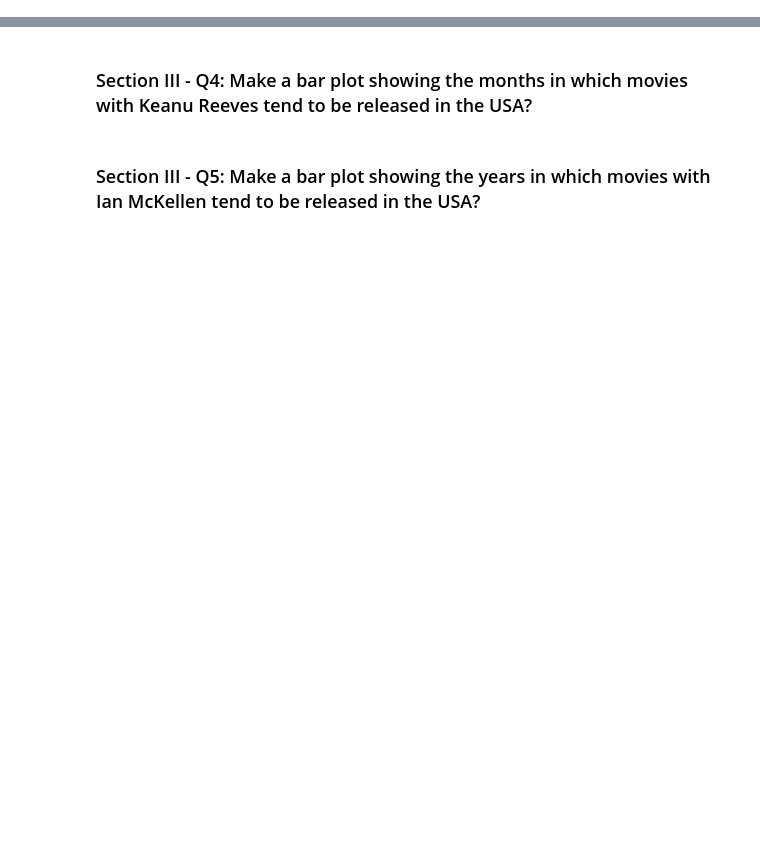
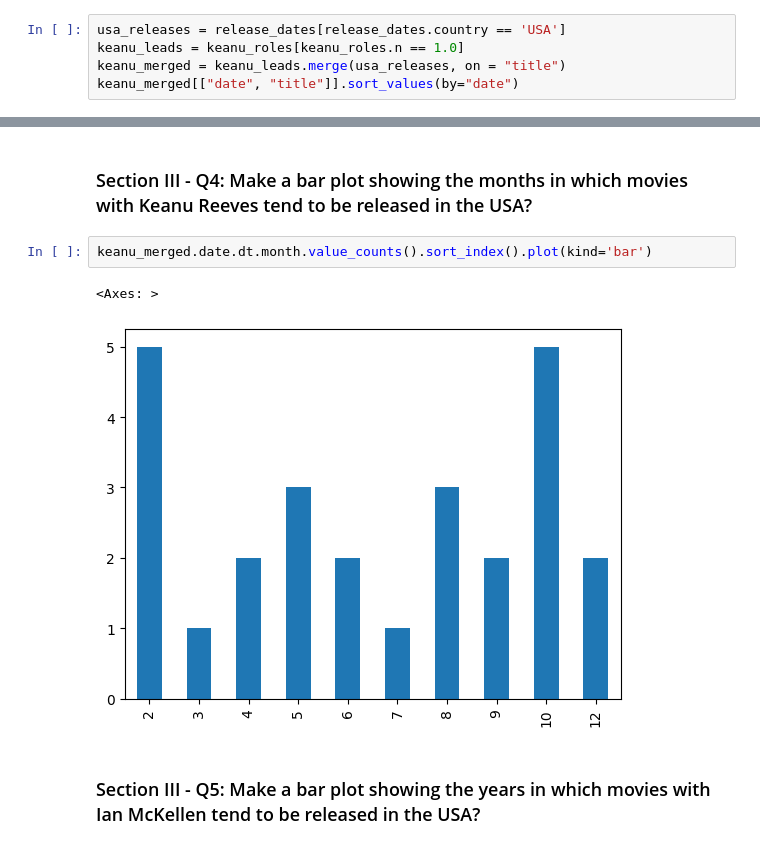
Before and after one commit to peter-welander/mec-mini-projects, a Jupyter notebook: mec-5.3.10-data-wranging-with-pandas-mini-project/Mini_Project_Data_Wrangling_Pandas.ipynb, the cells around one changed output, grey strips where cells are left out. Drawn from its saved outputs; the diff is of its cells as text; blank space fills up the shorter version.

```diff
--- a/mec-5.3.10-data-wranging-with-pandas-mini-project/Mini_Project_Data_Wrangling_Pandas.ipynb
+++ b/mec-5.3.10-data-wranging-with-pandas-mini-project/Mini_Project_Data_Wrangling_Pandas.ipynb
@@ -599,3 +609,8 @@ christmas.date.dt.month.value_counts().sort_index().plot(kind='bar')
 # %% [markdown]
 ### Section III - Q3: Show all the movies in which Keanu Reeves has played the lead role along with their   release date in the USA sorted by the date of release
 - Hint: You might need to join or merge two datasets!
+# %%
+usa_releases = release_dates[release_dates.country == 'USA']
+keanu_leads = keanu_roles[keanu_roles.n == 1.0]
+keanu_merged = keanu_leads.merge(usa_releases, on = "title")
+keanu_merged[["date", "title"]].sort_values(by="date")
@@ -602,4 +635,9 @@ christmas.date.dt.month.value_counts().sort_index().plot(kind='bar')
 # %% [markdown]
 ### Section III - Q4: Make a bar plot showing the months in which movies with Keanu Reeves tend to be released in the USA?
+# %%
+keanu_merged.date.dt.month.value_counts().sort_index().plot(kind='bar')
+# %% [output]
+<Axes: >
+[figure, added]
 # %% [markdown]
 ### Section III - Q5: Make a bar plot showing the years in which movies with Ian McKellen tend to be released in the USA?
```
Also changed, not shown: parts of 8 cells of this notebook.
